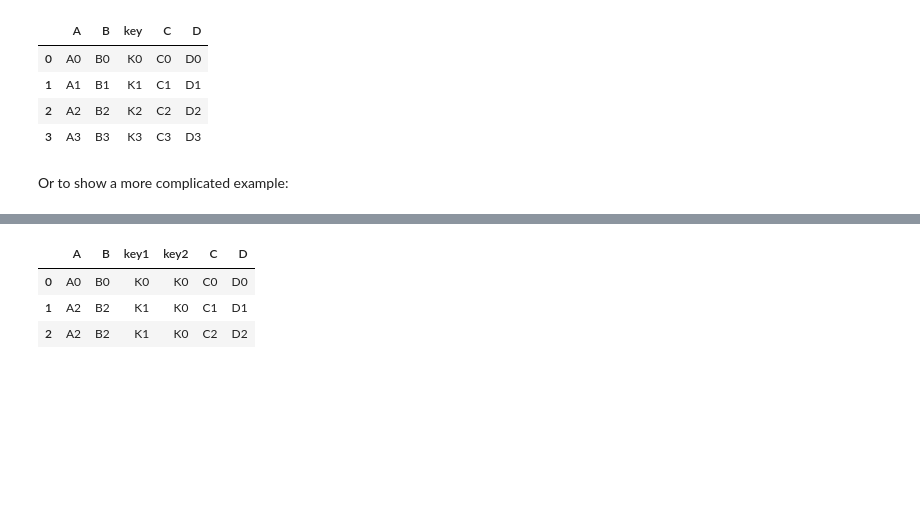
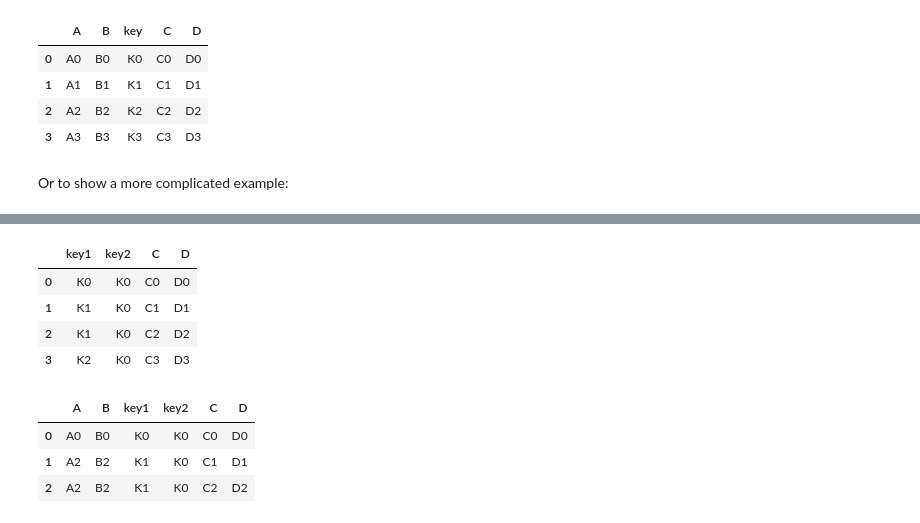
Before and after one commit to 14AMAN/Machine_Learning, a Jupyter notebook: Py_DS_ML_Bootcamp-master/Refactored_Py_DS_ML_Bootcamp-master/03-Python-for-Data-Analysis-Pandas/06-Merging, Joining, and Concatenating.ipynb, the cells around one changed output, grey strips where cells are left out. Drawn from its saved outputs; the diff is of its cells as text; code cells hidden in the pictures; blank space fills up the shorter version.

```diff
--- a/Py_DS_ML_Bootcamp-master/Refactored_Py_DS_ML_Bootcamp-master/03-Python-for-Data-Analysis-Pandas/06-Merging, Joining, and Concatenating.ipynb
+++ b/Py_DS_ML_Bootcamp-master/Refactored_Py_DS_ML_Bootcamp-master/03-Python-for-Data-Analysis-Pandas/06-Merging, Joining, and Concatenating.ipynb
@@ -147,3 +163,11 @@ right = pd.DataFrame({'key1': ['K0', 'K1', 'K1', 'K2'],
+# %%
+right
+# %% [output]
+|  | key1 | key2 | C | D |
+| 0 | K0 | K0 | C0 | D0 |
+| 1 | K1 | K0 | C1 | D1 |
+| 2 | K1 | K0 | C2 | D2 |
+| 3 | K2 | K0 | C3 | D3 |
 # %%
 pd.merge(left, right, on=['key1', 'key2'])
 # %% [output]
```
Also changed, not shown: parts of 5 cells of this notebook.
